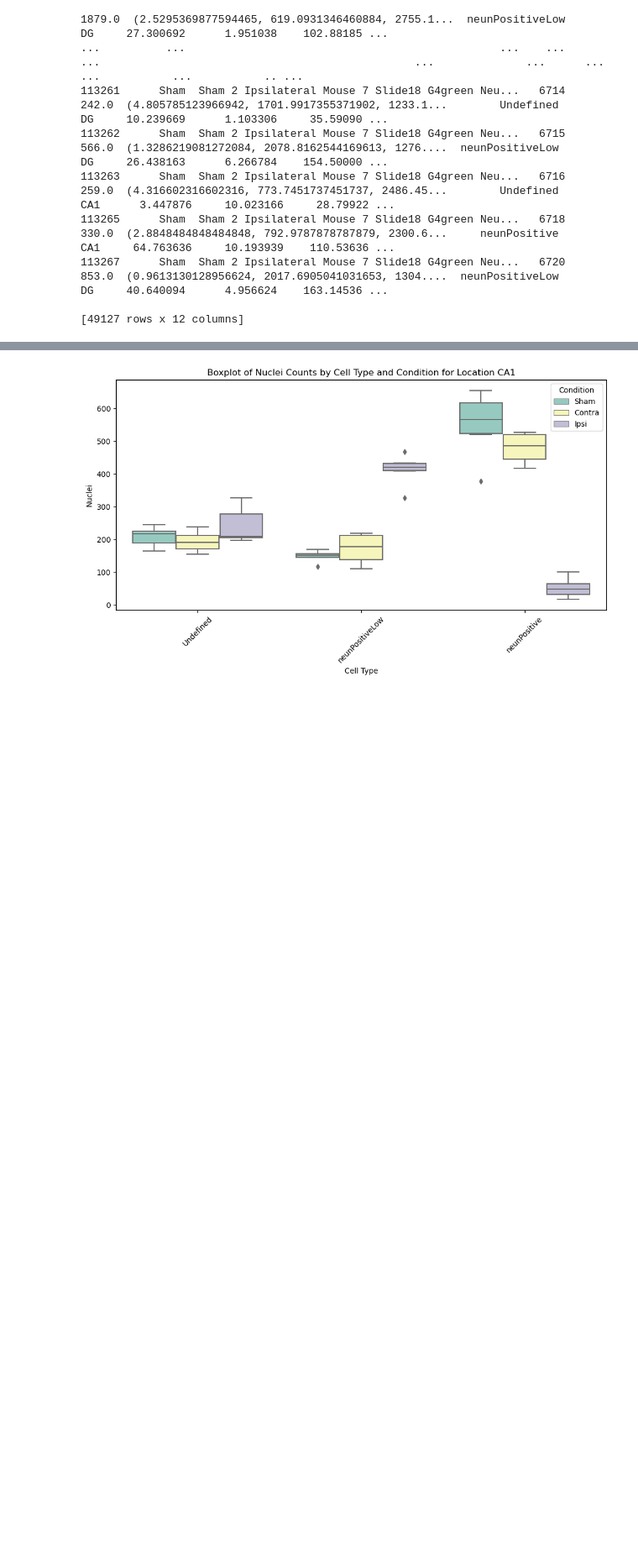
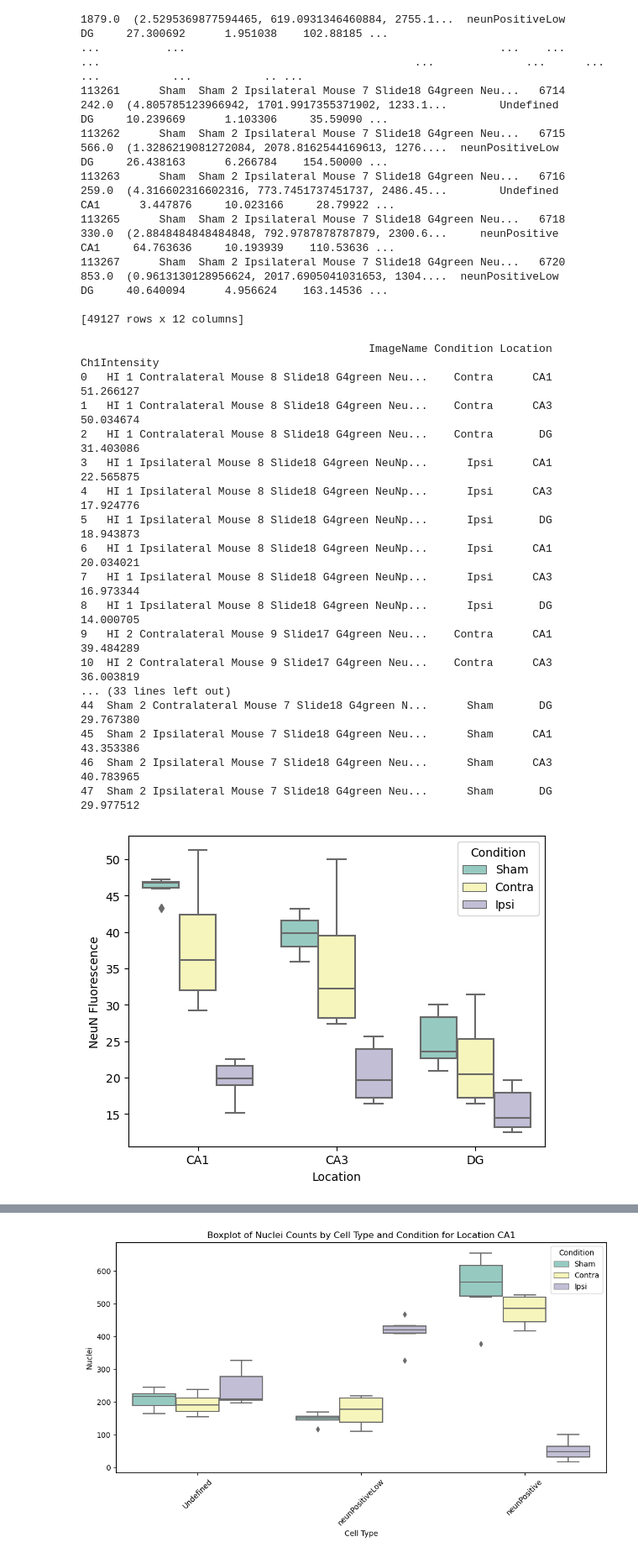
Before and after one commit to Dagnysd/nuclei_fork, a Jupyter notebook: dataAnalysisNotebooks/plotNeuronsByTypeAndRegion.ipynb, the cells around one changed output, grey strips where cells are left out. Shown: that part at 84% size. Drawn from its saved outputs; the diff is of its cells as text; code cells hidden in the pictures; blank space fills up the shorter version.

```diff
--- a/dataAnalysisNotebooks/plotNeuronsByTypeAndRegion.ipynb
+++ b/dataAnalysisNotebooks/plotNeuronsByTypeAndRegion.ipynb
@@ -29,6 +29,33 @@ print(regions_df)
 113267      Sham  Sham 2 Ipsilateral Mouse 7 Slide18 G4green Neu...   6720   853.0  (0.9613130128956624, 2017.6905041031653, 1304....  neunPositiveLow       DG     40.640094      4.956624    163.14536 ...
 
 [49127 rows x 12 columns]
+# %%
+fluo_df = regions_df.groupby(['ImageName', 'Condition', 'Location'])['Ch1Intensity'].mean().reset_index()
+print(fluo_df)
+
+sns.boxplot(data=fluo_df, x='Location', y='Ch1Intensity', hue='Condition', hue_order=['Sham', 'Contra', 'Ipsi'], palette='Set3')
+plt.ylabel('NeuN Fluorescence')
+plt.savefig('neuN_fluo_by_region.pdf')
+plt.show()
+# %% [output]
+                                            ImageName Condition Location  Ch1Intensity
+0   HI 1 Contralateral Mouse 8 Slide18 G4green Neu...    Contra      CA1     51.266127
+1   HI 1 Contralateral Mouse 8 Slide18 G4green Neu...    Contra      CA3     50.034674
+2   HI 1 Contralateral Mouse 8 Slide18 G4green Neu...    Contra       DG     31.403086
+3   HI 1 Ipsilateral Mouse 8 Slide18 G4green NeuNp...      Ipsi      CA1     22.565875
+4   HI 1 Ipsilateral Mouse 8 Slide18 G4green NeuNp...      Ipsi      CA3     17.924776
+5   HI 1 Ipsilateral Mouse 8 Slide18 G4green NeuNp...      Ipsi       DG     18.943873
+6   HI 1 Ipsilateral Mouse 8 Slide18 G4green NeuNp...      Ipsi      CA1     20.034021
+7   HI 1 Ipsilateral Mouse 8 Slide18 G4green NeuNp...      Ipsi      CA3     16.973344
+8   HI 1 Ipsilateral Mouse 8 Slide18 G4green NeuNp...      Ipsi       DG     14.000705
+9   HI 2 Contralateral Mouse 9 Slide17 G4green Neu...    Contra      CA1     39.484289
+10  HI 2 Contralateral Mouse 9 Slide17 G4green Neu...    Contra      CA3     36.003819
+... (33 lines left out)
+44  Sham 2 Contralateral Mouse 7 Slide18 G4green N...      Sham       DG     29.767380
+45  Sham 2 Ipsilateral Mouse 7 Slide18 G4green Neu...      Sham      CA1     43.353386
+46  Sham 2 Ipsilateral Mouse 7 Slide18 G4green Neu...      Sham      CA3     40.783965
+47  Sham 2 Ipsilateral Mouse 7 Slide18 G4green Neu...      Sham       DG     29.977512
+[figure, added]
 # %%
 
 # Now, you can group by the specified columns and count the occurrences
```
Also changed, not shown: parts of 3 cells of this notebook, 8 other files.
